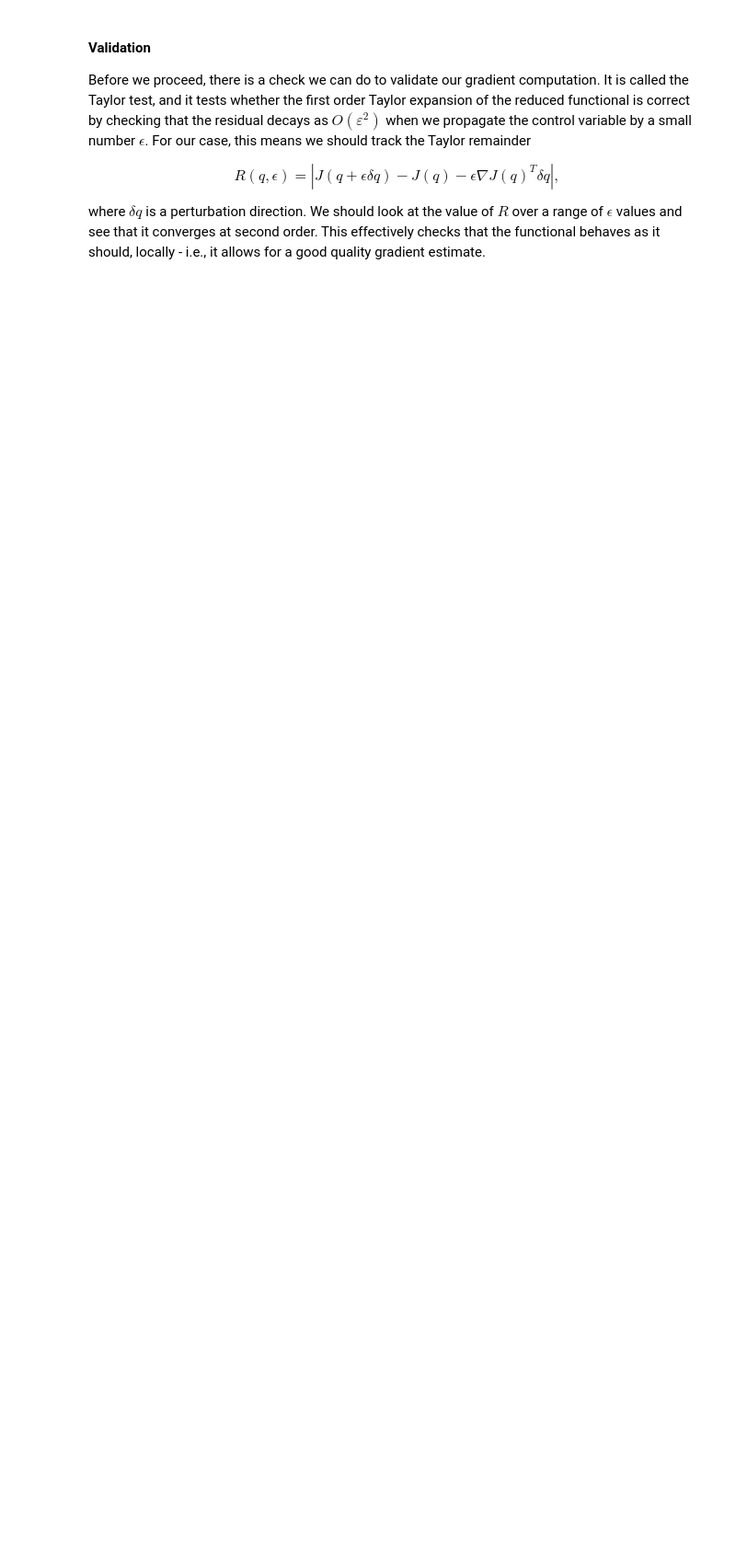
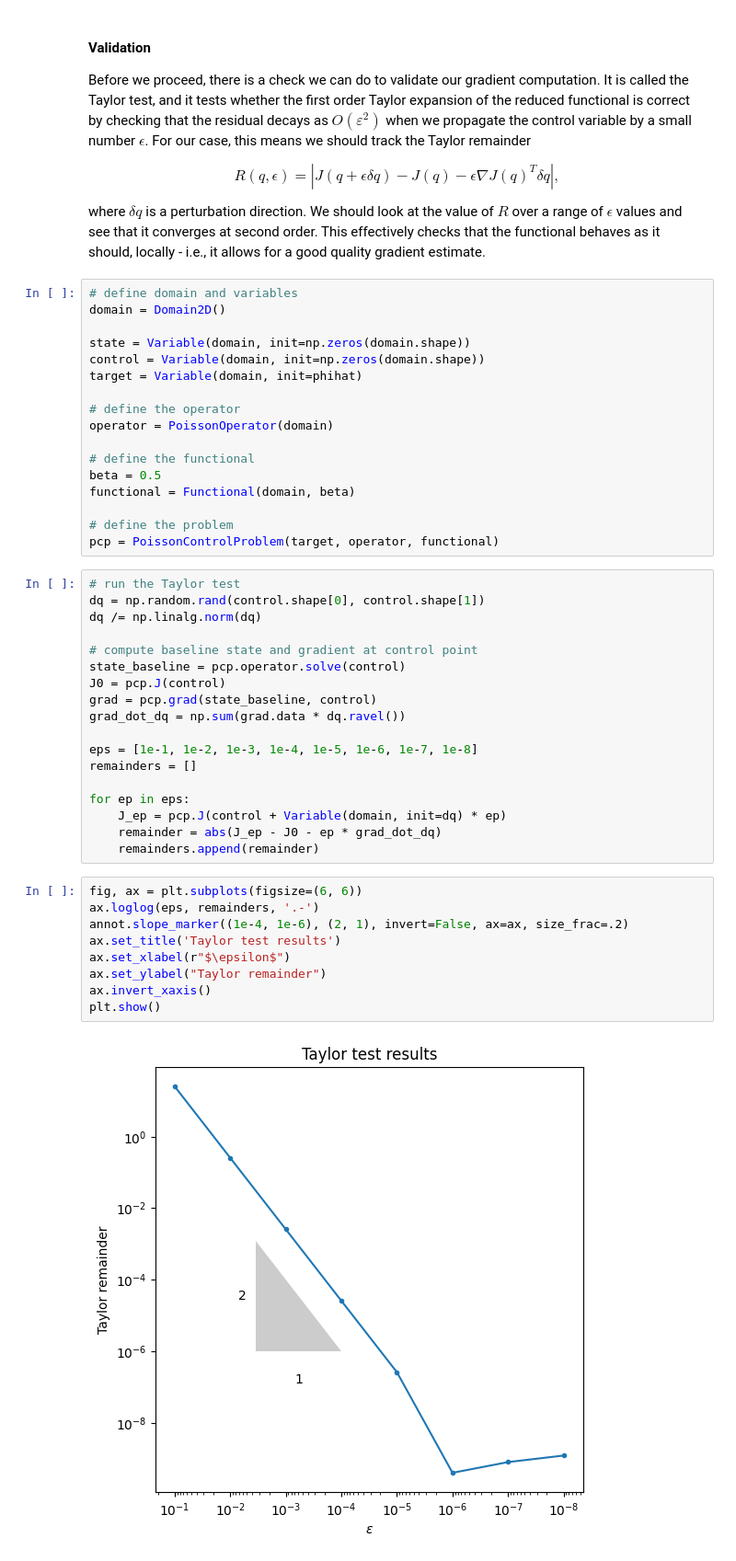
Before and after one commit to lookdnr/pde-opt, a Jupyter notebook: walkthrough.ipynb, the cells around one changed output. Shown at 92% size. Saved outputs shown, nothing was run; the diff lists cells and outputs as text; blank space fills up the shorter version.

Commit message:
Taylor test
Taylor test was first order initially, so revisited derivation and reliased error. Fixed, leading to 2nd order convergence in Taylor test.

```diff
--- a/walkthrough.ipynb
+++ b/walkthrough.ipynb
@@ -618,3 +622,49 @@ Before we proceed, there is a check we can do to validate our gradient computati
 $$R(q, \epsilon) = |J(q+\epsilon \delta q) - J(q) - \epsilon\nabla J(q)^T\delta q|,$$
 
 where $\delta q$ is a perturbation direction. We should look at the value of $R$ over a range of $\epsilon$ values and see that it converges at second order. This effectively checks that the functional behaves as it should, locally - i.e., it allows for a good quality gradient estimate.
+# %%
+# define domain and variables
+domain = Domain2D()
+
+state = Variable(domain, init=np.zeros(domain.shape))
+control = Variable(domain, init=np.zeros(domain.shape))
+target = Variable(domain, init=phihat)
+
+# define the operator
+operator = PoissonOperator(domain)
+
+# define the functional
+beta = 0.5
+functional = Functional(domain, beta)
+
+# define the problem
+pcp = PoissonControlProblem(target, operator, functional)
+# %%
+# run the Taylor test
+dq = np.random.rand(control.shape[0], control.shape[1])
+dq /= np.linalg.norm(dq)
+
+# compute baseline state and gradient at control point
+state_baseline = pcp.operator.solve(control)
+J0 = pcp.J(control)
+grad = pcp.grad(state_baseline, control)
+grad_dot_dq = np.sum(grad.data * dq.ravel())
+
+eps = [1e-1, 1e-2, 1e-3, 1e-4, 1e-5, 1e-6, 1e-7, 1e-8]
+remainders = []
+
+for ep in eps:
+    J_ep = pcp.J(control + Variable(domain, init=dq) * ep)
+    remainder = abs(J_ep - J0 - ep * grad_dot_dq)
+    remainders.append(remainder)
+# %%
+fig, ax = plt.subplots(figsize=(6, 6))
+ax.loglog(eps, remainders, '.-')
+annot.slope_marker((1e-4, 1e-6), (2, 1), invert=False, ax=ax, size_frac=.2)
+ax.set_title('Taylor test results')
+ax.set_xlabel(r"$\epsilon$")
+ax.set_ylabel("Taylor remainder")
+ax.invert_xaxis()
+plt.show()
+# %% [output]
+[figure, added]
```
Also changed, not shown: parts of 7 cells of this notebook.
